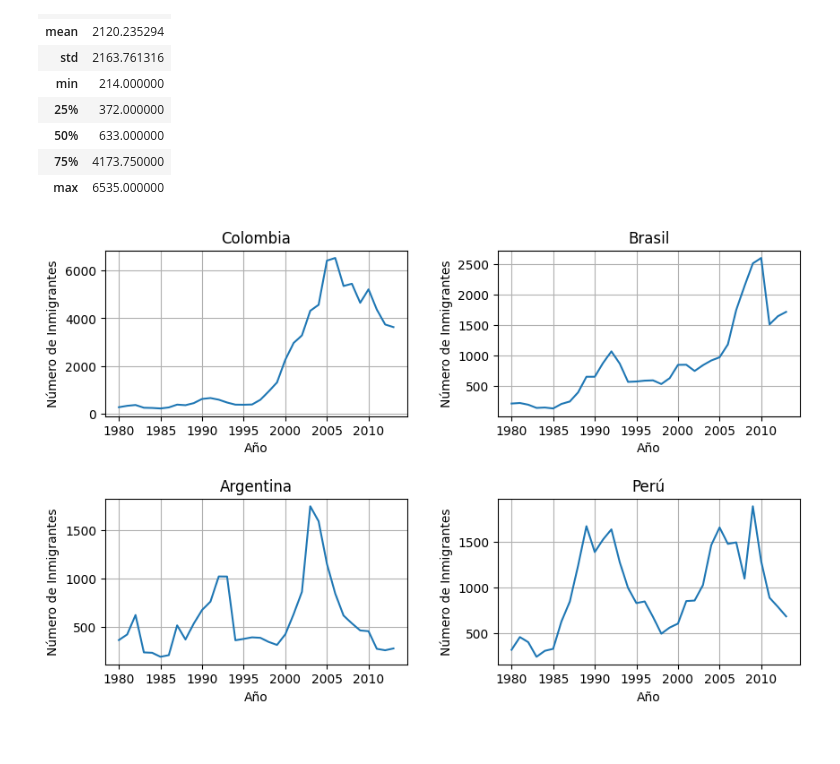
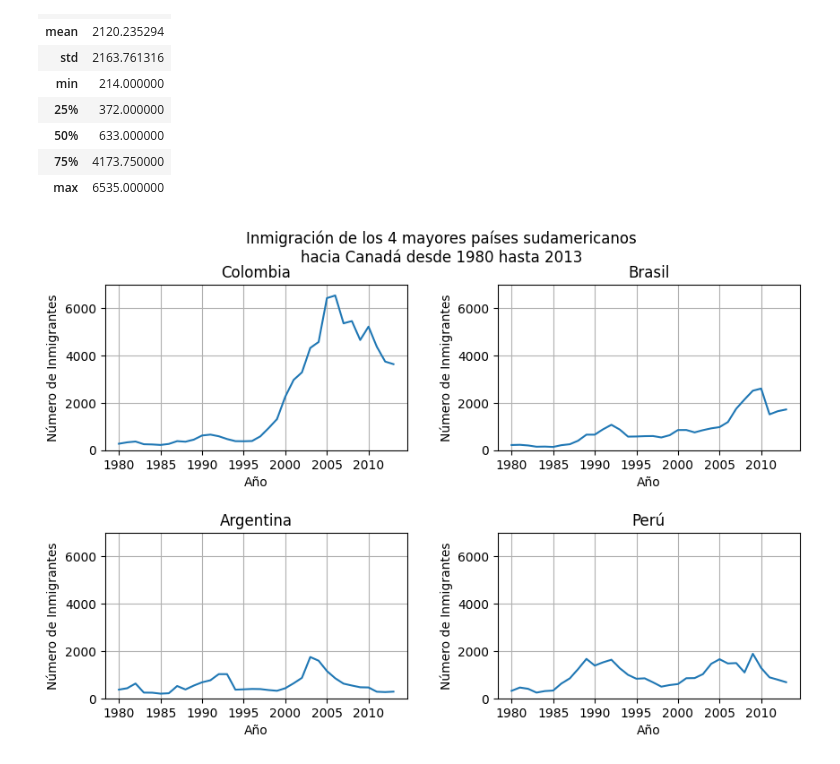
Before and after one commit to Geovanka16/dataScience, a Jupyter notebook: visualizacion_de_datos_con_python.ipynb, the cells around one changed output. Saved outputs shown, nothing was run; the diff lists cells and outputs as text; code cells hidden in the pictures.

```diff
--- a/visualizacion_de_datos_con_python.ipynb
+++ b/visualizacion_de_datos_con_python.ipynb
@@ -206,24 +206,34 @@ datos_col.describe()
 # %%
 fig, axs = plt.subplots(2, 2, figsize = (10,6))
 fig.subplots_adjust(hspace = .5, wspace=.3)
+fig.suptitle('Inmigración de los 4 mayores países sudamericanos\nhacia Canadá desde 1980 hasta 2013')
 
 axs[0,0].plot(df.loc['Colombia', anos])
 axs[0,0].set_title('Colombia')
 
 axs[0,1].plot(df.loc['Brasil', anos])
 axs[0,1].set_title('Brasil')
 
 axs[1,0].plot(df.loc['Argentina', anos])
 axs[1,0].set_title('Argentina')
 
 axs[1,1].plot(df.loc['Perú', anos])
 axs[1,1].set_title('Perú')
 
+ymin = 0
+ymax = 7000
+
+for ax in axs.ravel():
+  ax.set_ylim(ymin,ymax)
+
+
 for ax in axs.flat:
     ax.set(xlabel='Año', ylabel='Número de Inmigrantes')
     ax.xaxis.set_major_locator(plt.MultipleLocator(5))
     ax.grid()
 
+
+
 plt.show()
 # %% [output]
-[figure, old version]
+[figure, new version]
```
Also changed, not shown: parts of 1 cell of this notebook.
